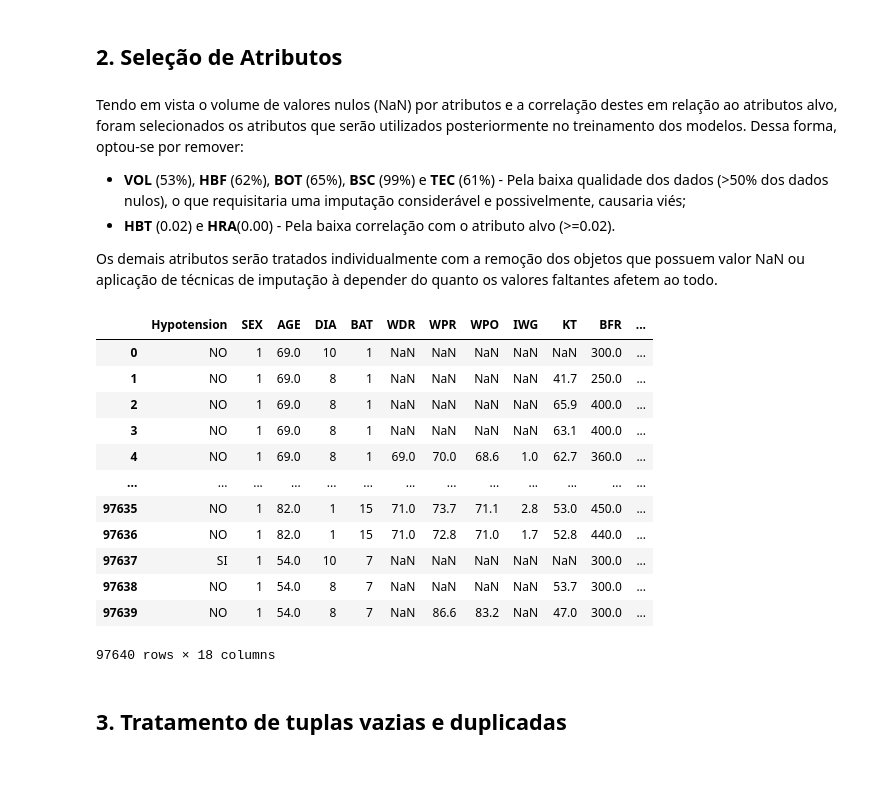
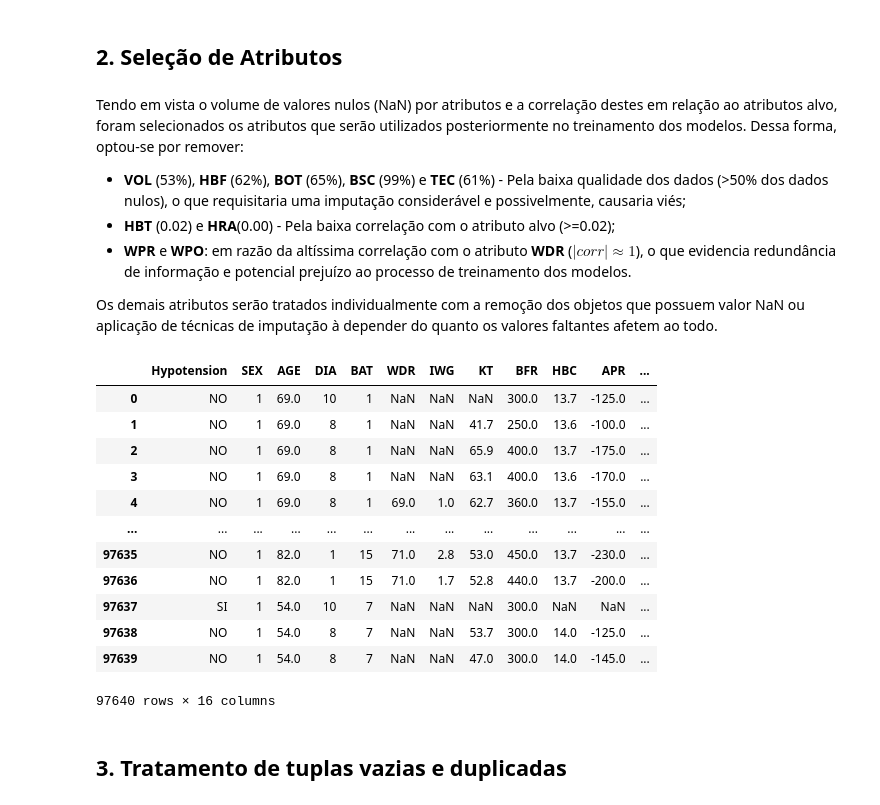
Before and after one commit to CBenini07/TCC, a Jupyter notebook: TCC_1_Analise_Exploratoria.ipynb, the cells around one changed output. Drawn from its saved outputs; the diff is of its cells as text; code cells hidden in the pictures; blank space fills up the shorter version.

```diff
--- a/TCC_1_Analise_Exploratoria.ipynb
+++ b/TCC_1_Analise_Exploratoria.ipynb
@@ -657,31 +657,32 @@ Dessa forma, como pode-se perceber, os atributos que mais se correlacionam com *
 Tendo em vista o volume de valores nulos (NaN) por atributos e a correlação destes em relação ao atributos alvo, foram selecionados os atributos que serão utilizados posteriormente no treinamento dos modelos. Dessa forma, optou-se por remover:
 
 * **VOL** (53%), **HBF** (62%), **BOT** (65%), **BSC** (99%) e **TEC** (61%) - Pela baixa qualidade dos dados (>50% dos dados nulos), o que requisitaria uma imputação considerável e possivelmente, causaria viés;
-* **HBT** (0.02) e **HRA**(0.00) - Pela baixa correlação com o atributo alvo (>=0.02).
+* **HBT** (0.02) e **HRA**(0.00) - Pela baixa correlação com o atributo alvo (>=0.02);
+* **WPR** e **WPO**: em razão da altíssima correlação com o atributo **WDR** ($|corr| \approx 1$), o que evidencia redundância de informação e potencial prejuízo ao processo de treinamento dos modelos.
 
 Os demais atributos serão tratados individualmente com a remoção dos objetos que possuem valor NaN ou aplicação de técnicas de imputação à depender do quanto os valores faltantes afetem ao todo.
 # %%
 selecteted_attributes = ["Hypotension","SEX","AGE","DIA","BAT",
-                         "WDR","WPR","WPO","IWG","KT","BFR","HBC",
+                         "WDR","IWG","KT","BFR","HBC",
                          "APR","VPR","TMP","SBP","DBP","TUF"]
 
 df = df_clean[selecteted_attributes]
 
 df
 # %% [output]
-|  | Hypotension | SEX | AGE | DIA | BAT | WDR | WPR | WPO | IWG | KT | BFR | ... |
-| 0 | NO | 1 | 69.0 | 10 | 1 | NaN | NaN | NaN | NaN | NaN | 300.0 | ... |
-| 1 | NO | 1 | 69.0 | 8 | 1 | NaN | NaN | NaN | NaN | 41.7 | 250.0 | ... |
-| 2 | NO | 1 | 69.0 | 8 | 1 | NaN | NaN | NaN | NaN | 65.9 | 400.0 | ... |
-| 3 | NO | 1 | 69.0 | 8 | 1 | NaN | NaN | NaN | NaN | 63.1 | 400.0 | ... |
-| 4 | NO | 1 | 69.0 | 8 | 1 | 69.0 | 70.0 | 68.6 | 1.0 | 62.7 | 360.0 | ... |
+|  | Hypotension | SEX | AGE | DIA | BAT | WDR | IWG | KT | BFR | HBC | APR | ... |
+| 0 | NO | 1 | 69.0 | 10 | 1 | NaN | NaN | NaN | 300.0 | 13.7 | -125.0 | ... |
+| 1 | NO | 1 | 69.0 | 8 | 1 | NaN | NaN | 41.7 | 250.0 | 13.6 | -100.0 | ... |
+| 2 | NO | 1 | 69.0 | 8 | 1 | NaN | NaN | 65.9 | 400.0 | 13.7 | -175.0 | ... |
+| 3 | NO | 1 | 69.0 | 8 | 1 | NaN | NaN | 63.1 | 400.0 | 13.6 | -170.0 | ... |
+| 4 | NO | 1 | 69.0 | 8 | 1 | 69.0 | 1.0 | 62.7 | 360.0 | 13.7 | -155.0 | ... |
 | ... | ... | ... | ... | ... | ... | ... | ... | ... | ... | ... | ... | ... |
-| 97635 | NO | 1 | 82.0 | 1 | 15 | 71.0 | 73.7 | 71.1 | 2.8 | 53.0 | 450.0 | ... |
-| 97636 | NO | 1 | 82.0 | 1 | 15 | 71.0 | 72.8 | 71.0 | 1.7 | 52.8 | 440.0 | ... |
-| 97637 | SI | 1 | 54.0 | 10 | 7 | NaN | NaN | NaN | NaN | NaN | 300.0 | ... |
-| 97638 | NO | 1 | 54.0 | 8 | 7 | NaN | NaN | NaN | NaN | 53.7 | 300.0 | ... |
-| 97639 | NO | 1 | 54.0 | 8 | 7 | NaN | 86.6 | 83.2 | NaN | 47.0 | 300.0 | ... |
+| 97635 | NO | 1 | 82.0 | 1 | 15 | 71.0 | 2.8 | 53.0 | 450.0 | 13.7 | -230.0 | ... |
+| 97636 | NO | 1 | 82.0 | 1 | 15 | 71.0 | 1.7 | 52.8 | 440.0 | 13.7 | -200.0 | ... |
+| 97637 | SI | 1 | 54.0 | 10 | 7 | NaN | NaN | NaN | 300.0 | NaN | NaN | ... |
+| 97638 | NO | 1 | 54.0 | 8 | 7 | NaN | NaN | 53.7 | 300.0 | 14.0 | -125.0 | ... |
+| 97639 | NO | 1 | 54.0 | 8 | 7 | NaN | NaN | 47.0 | 300.0 | 14.0 | -145.0 | ... |
-97640 rows × 18 columns
+97640 rows × 16 columns
 # %% [markdown]
 ## 3. Tratamento de tuplas vazias e duplicadas
 # %% [markdown]
```
Also changed, not shown: parts of 14 cells of this notebook, 15 other files.
